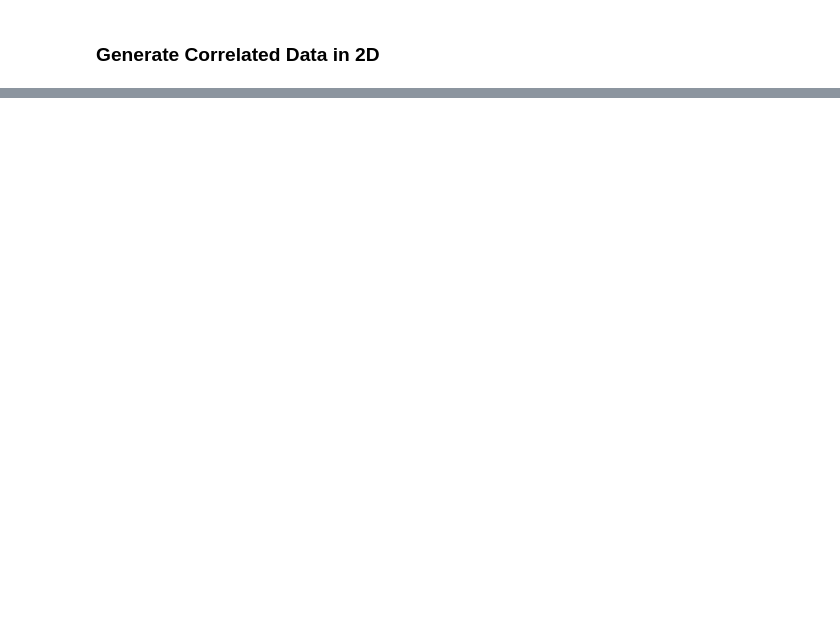
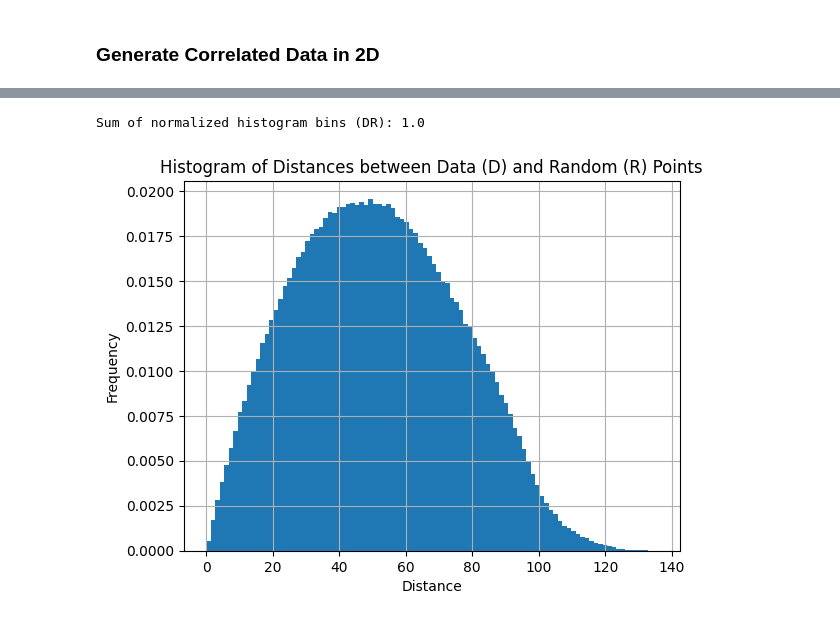
Before and after one commit to xlxnsxzpxtx/Metodos_cosmo, a Jupyter notebook: practica_2/practica_2.ipynb, the cells around one changed output, grey strips where cells are left out. Drawn from its saved outputs; the diff is of its cells as text; code cells hidden in the pictures; blank space fills up the shorter version.

```diff
--- a/practica_2/practica_2.ipynb
+++ b/practica_2/practica_2.ipynb
@@ -156,0 +154,36 @@ plt.show()
+# %%
+
+distance_dr = []
+for d_point in D:
+    for r_point in R:
+        distance  = f_distance(d_point, r_point)
+        distance_dr.append(distance)
+
+num_bins = 100  # Adjust this value for your desired number of bins
+histdr_min = min(distance_dr)
+histdr_max = max(distance_dr)
+
+distance_dr_norm = distance_dr/np.sum(distance_dr)
+histdr_min_norm = min(distance_dr_norm)
+histdr_max_norm = max(distance_dr_norm)
+
+# Create histogram
+hist_DR, bin_edges_DR = np.histogram(distance_dr, bins=num_bins, range=(histdr_min, histdr_max))
+
+DR = hist_DR/np.sum(hist_DR)
+
+
+# Verify that the sum of all bins adds up to approximately 1
+print("Sum of normalized histogram bins (DR):", np.sum(DR))
+
+
+# Plot histogram
+plt.bar(bin_edges_DR[:-1], DR, width=bin_edges_DR[1]-bin_edges_DR[0], align='edge')
+plt.xlabel('Distance')
+plt.ylabel('Frequency')
+plt.title('Histogram of Distances between Data (D) and Random (R) Points')
+plt.grid(True)
+plt.show()
+# %% [output]
+Sum of normalized histogram bins (DR): 1.0
+[figure, added]
```
Also changed, not shown: parts of 12 cells of this notebook.
